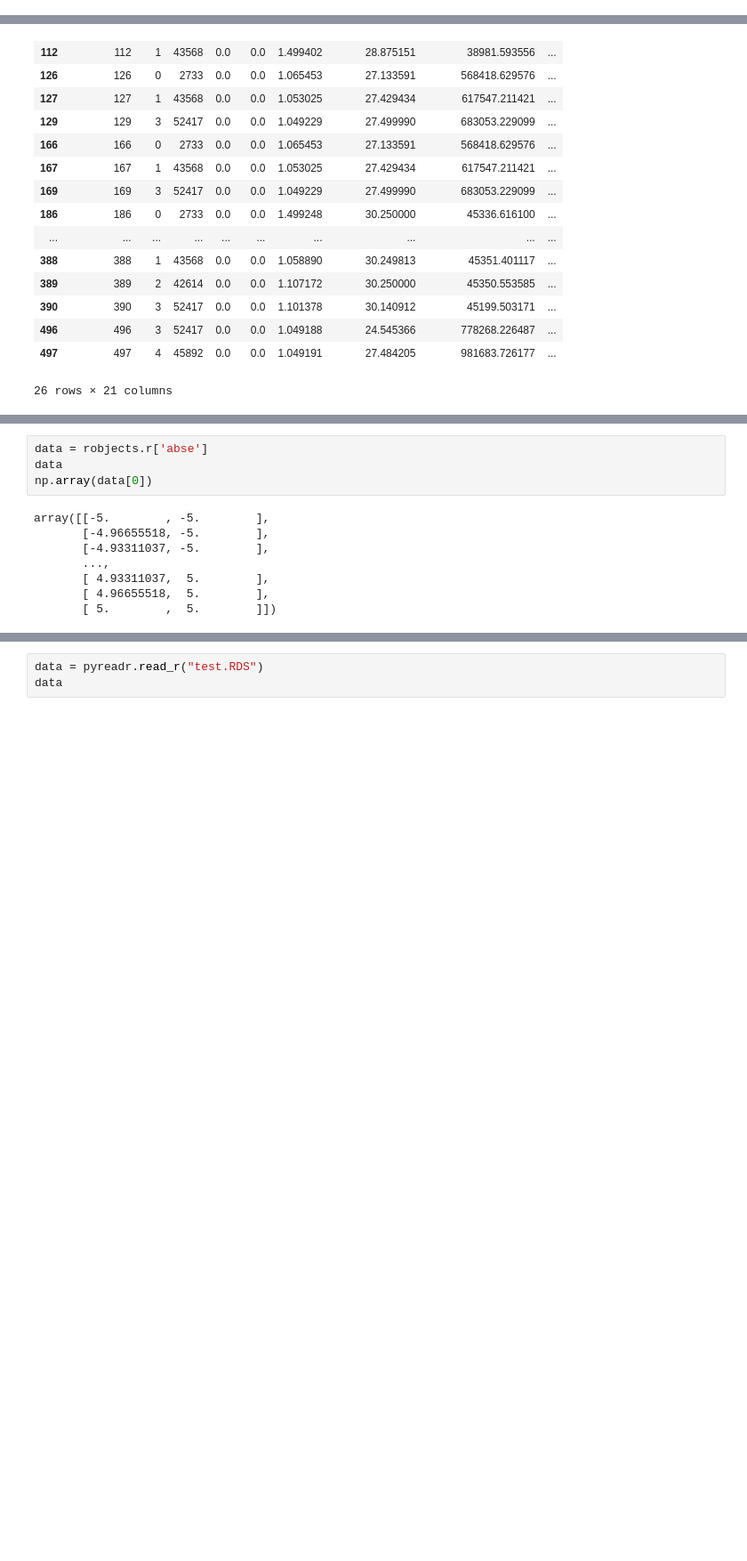
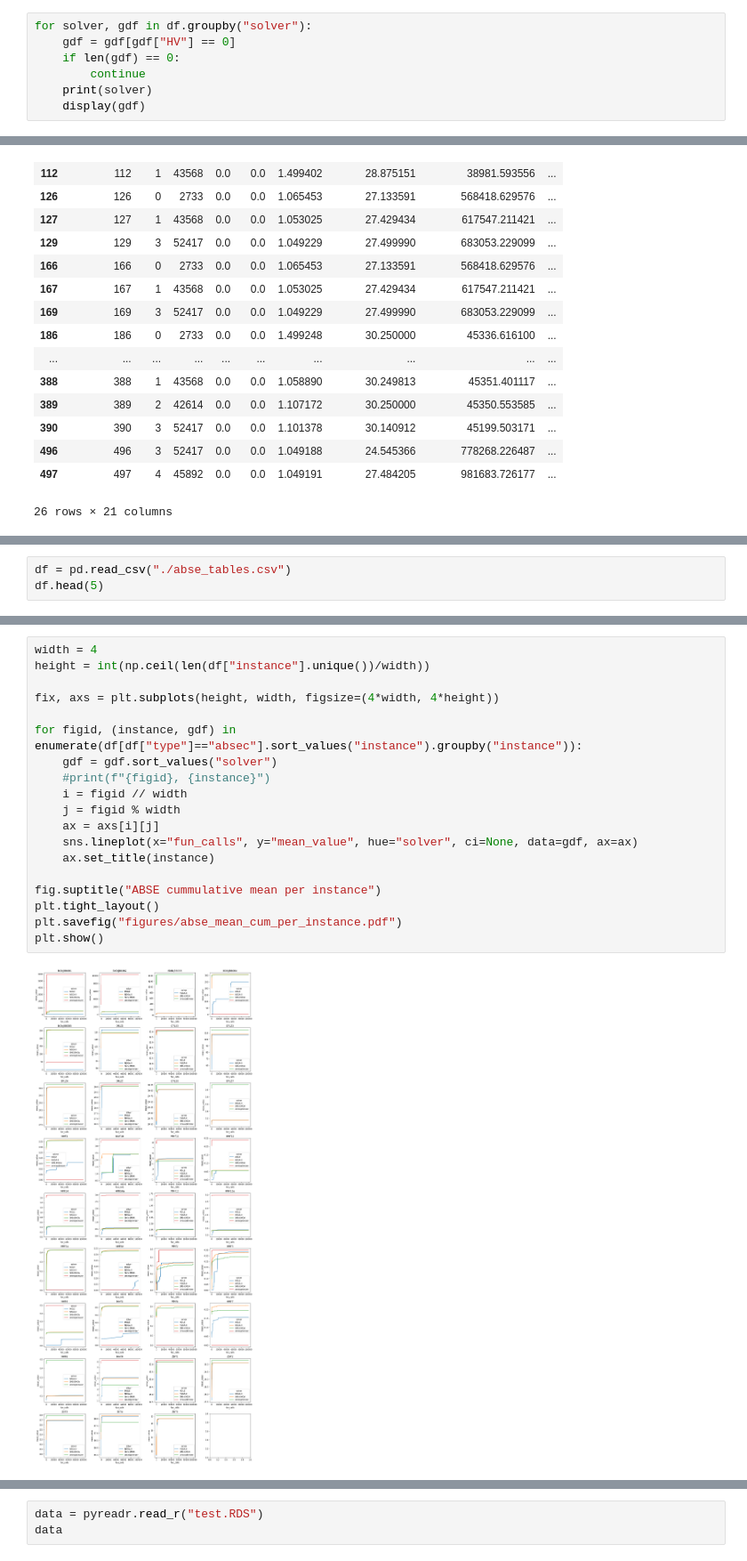
Before and after one commit to jeroenrook/BBE-experiments, a Jupyter notebook: experiments/03initialvisualisations/Analysis.ipynb, the cells around one changed output, grey strips where cells are left out. Shown at 89% size. Saved outputs shown, nothing was run; the diff lists cells and outputs as text; blank space fills up the shorter version.

```diff
--- a/experiments/03initialvisualisations/Analysis.ipynb
+++ b/experiments/03initialvisualisations/Analysis.ipynb
@@ -39,0 +90,7 @@ plt.savefig("figures/correlations.pdf")
+# %%
+for solver, gdf in df.groupby("solver"):
+    gdf = gdf[gdf["HV"] == 0]
+    if len(gdf) == 0:
+        continue
+    print(solver)
+    display(gdf)
@@ -134,0 +252,3 @@ df
+# %%
+df = pd.read_csv("./abse_tables.csv")
+df.head(5)
@@ -135,13 +262,22 @@ df
 # %%
-data = robjects.r['abse']
-data
-np.array(data[0])
+width = 4
+height = int(np.ceil(len(df["instance"].unique())/width))
+
+fix, axs = plt.subplots(height, width, figsize=(4*width, 4*height))
+
+for figid, (instance, gdf) in enumerate(df[df["type"]=="absec"].sort_values("instance").groupby("instance")):
+    gdf = gdf.sort_values("solver")
+    #print(f"{figid}, {instance}")
+    i = figid // width
+    j = figid % width
+    ax = axs[i][j]
+    sns.lineplot(x="fun_calls", y="mean_value", hue="solver", ci=None, data=gdf, ax=ax)
+    ax.set_title(instance)
+
+fig.suptitle("ABSE cummulative mean per instance")
+plt.tight_layout()
+plt.savefig("figures/abse_mean_cum_per_instance.pdf")
+plt.show()
 # %% [output]
-array([[-5.        , -5.        ],
-       [-4.96655518, -5.        ],
-       [-4.93311037, -5.        ],
-       ...,
-       [ 4.93311037,  5.        ],
-       [ 4.96655518,  5.        ],
-       [ 5.        ,  5.        ]])
+[figure, added]
 # %%
```
Also changed, not shown: parts of 24 cells of this notebook, 53 other files.
